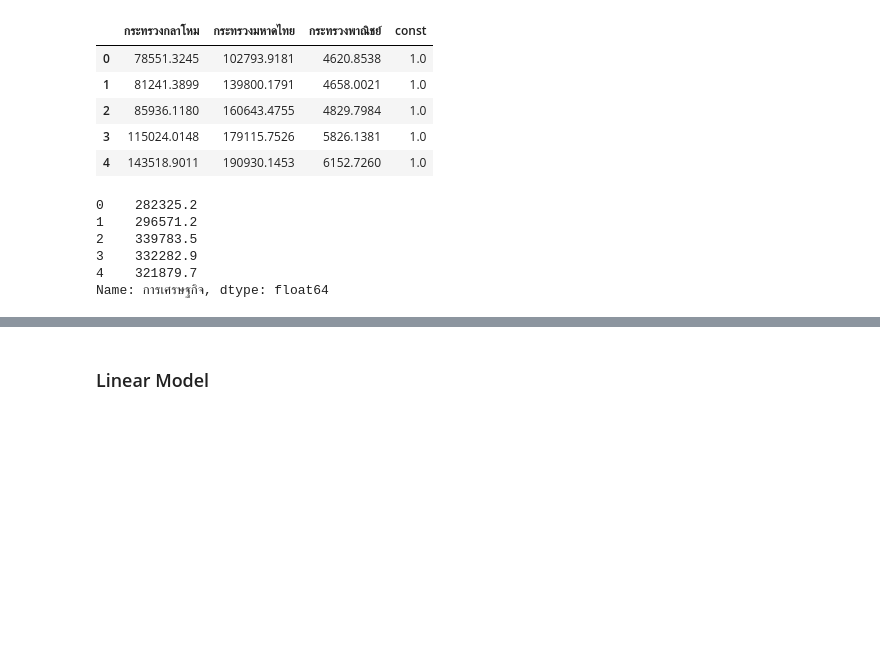
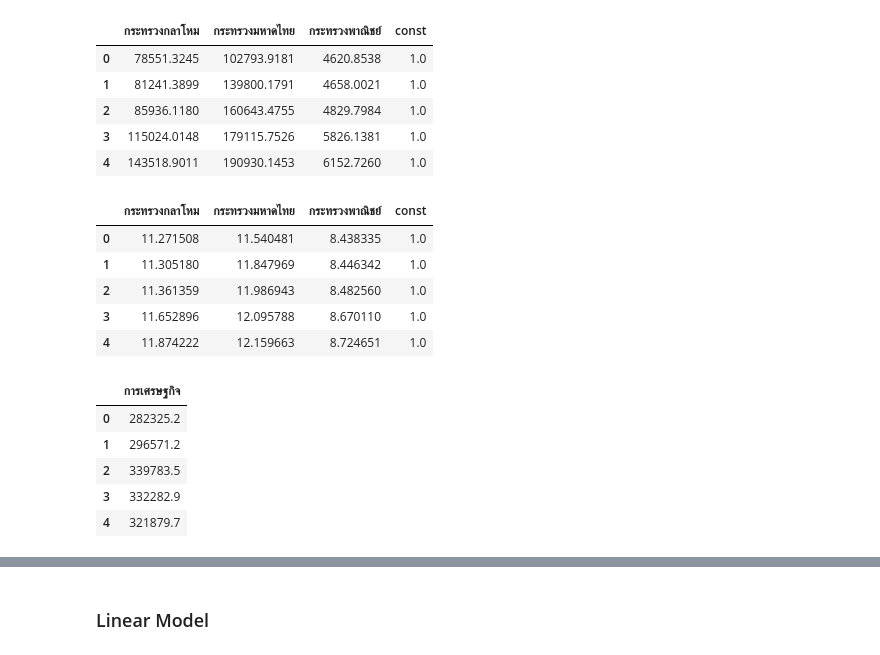
Before and after one commit to pant411/Assignment2_Stat_pp, a Jupyter notebook: part-regression/regression_analysis.ipynb, the cells around one changed output, grey strips where cells are left out. Cells and saved outputs as stored; diff of their text form; code cells hidden in the pictures; blank space fills up the shorter version.

```diff
--- a/part-regression/regression_analysis.ipynb
+++ b/part-regression/regression_analysis.ipynb
@@ -313,13 +313,24 @@ X_data.head()
 | 2 | 85936.1180 | 160643.4755 | 4829.7984 | 1.0 |
 | 3 | 115024.0148 | 179115.7526 | 5826.1381 | 1.0 |
 | 4 | 143518.9011 | 190930.1453 | 6152.7260 | 1.0 |
+# %%
+X_data_log = np.log(data1[['กระทรวงกลาโหม', 'กระทรวงมหาดไทย', 'กระทรวงพาณิชย์']])
+X_data_log = sm.add_constant(X_data_log, prepend=False)
+X_data_log.head()
+# %% [output]
+|  | กระทรวงกลาโหม | กระทรวงมหาดไทย | กระทรวงพาณิชย์ | const |
+| 0 | 11.271508 | 11.540481 | 8.438335 | 1.0 |
+| 1 | 11.305180 | 11.847969 | 8.446342 | 1.0 |
+| 2 | 11.361359 | 11.986943 | 8.482560 | 1.0 |
+| 3 | 11.652896 | 12.095788 | 8.670110 | 1.0 |
+| 4 | 11.874222 | 12.159663 | 8.724651 | 1.0 |
 # %%
-y_data = data1['การเศรษฐกิจ']
+y_data = data1[['การเศรษฐกิจ']]
 y_data.head()
 # %% [output]
-0    282325.2
-1    296571.2
-2    339783.5
-3    332282.9
-4    321879.7
-Name: การเศรษฐกิจ, dtype: float64
+|  | การเศรษฐกิจ |
+| 0 | 282325.2 |
+| 1 | 296571.2 |
+| 2 | 339783.5 |
+| 3 | 332282.9 |
+| 4 | 321879.7 |
```
Also changed, not shown: parts of 49 cells of this notebook.
